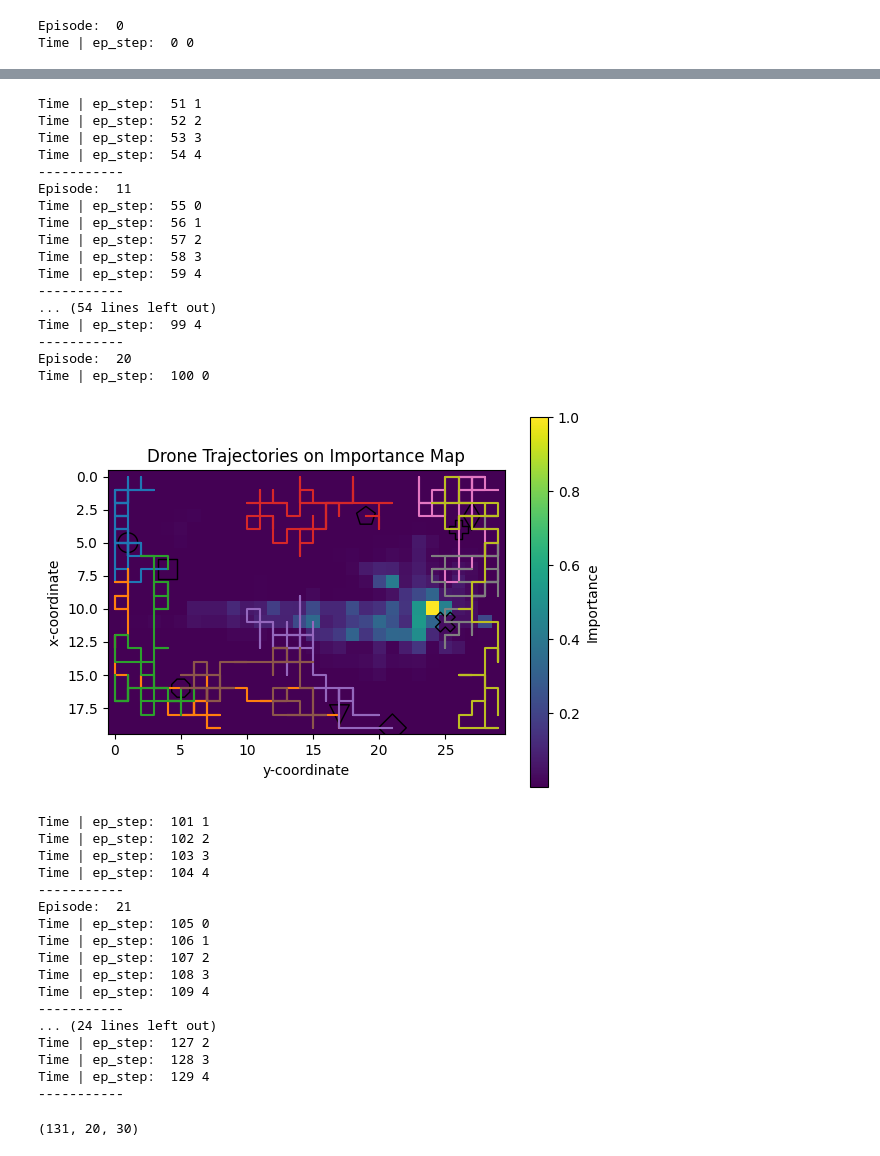
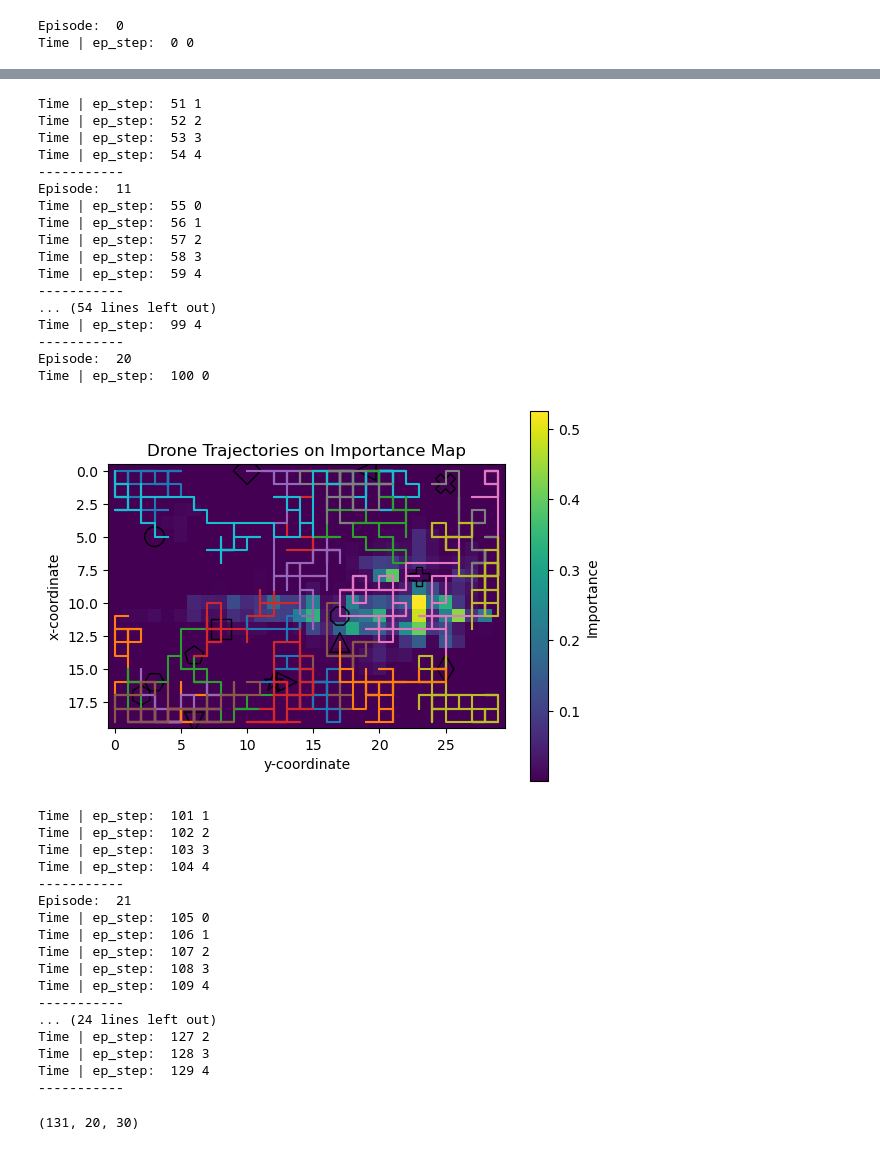
Before and after one commit to koenga/Projet-CE-1, a Jupyter notebook: REAL DATA/EEE_Main.ipynb, the cells around one changed output, grey strips where cells are left out. Cells and saved outputs as stored; diff of their text form; code cells hidden in the pictures.

Commit message:
gather pretrain data GRU 20 drones

```diff
--- a/REAL DATA/EEE_Main.ipynb
+++ b/REAL DATA/EEE_Main.ipynb
@@ -15,8 +15,12 @@ os.environ["KMP_DUPLICATE_LIB_OK"] = "TRUE"
 # Path to load the data
 
 # Amélie
-link = r"D:\EPFL\MA2\Projet\Code\Data\datasets\simbarca\all_agg"
-df_link = pd.read_csv(r"D:\EPFL\MA2\Projet\Code\Data\datasets\simbarca\all_agg\metadata\link_bboxes_clustered.csv")
+# link = r"D:\EPFL\MA2\Projet\Code\Data\datasets\simbarca\all_agg"
+# df_link = pd.read_csv(r"D:\EPFL\MA2\Projet\Code\Data\datasets\simbarca\all_agg\metadata\link_bboxes_clustered.csv")
+
+# Amélie PC¨
+link = r'E:\datasets\simbarca\all_agg'
+df_link = pd.read_csv(r'E:\datasets\simbarca\all_agg\metadata\link_bboxes_clustered.csv')
 
 # # Orane
 # link = r"C:\Users\orane\Documents\EPFL\GC\Master\MA2\Projet LUTS\all_agg\datasets\simbarca\all_agg"
@@ -43,7 +47,8 @@ if __name__ == '__main__':
 
     # ----- Create a fleet -----
 
-    drone_init_pos = [[1,1], [10, 1], [17, 1], [2,15], [11,15], [18, 15], [1,28], [9,28], [18, 28]]
+    drone_init_pos = [[1, 1],  [10,1],  [17,1], [2,15],  [11,15], [18,15], [1,28],  [9,28], [18,28], [1,20],
+                      [10,10], [15,25], [5,18], [14,14], [18, 5], [15,10], [10,20], [5,18], [5, 25], [5,5]]
 
     state_shape    = [ep_len, 13]
 
@@ -164,21 +169,21 @@ Time | ep_step:  50 0
 Time | ep_step:  51 1
 Time | ep_step:  52 2
 Time | ep_step:  53 3
 Time | ep_step:  54 4
 -----------
 Episode:  11
 Time | ep_step:  55 0
 Time | ep_step:  56 1
 Time | ep_step:  57 2
 Time | ep_step:  58 3
 Time | ep_step:  59 4
 -----------
 ... (54 lines left out)
 Time | ep_step:  99 4
 -----------
 Episode:  20
 Time | ep_step:  100 0
-[figure, old version]
+[figure, new version]
 Time | ep_step:  101 1
 Time | ep_step:  102 2
 Time | ep_step:  103 3
```
Also changed, not shown: parts of 1 cell of this notebook, 8 other files.
